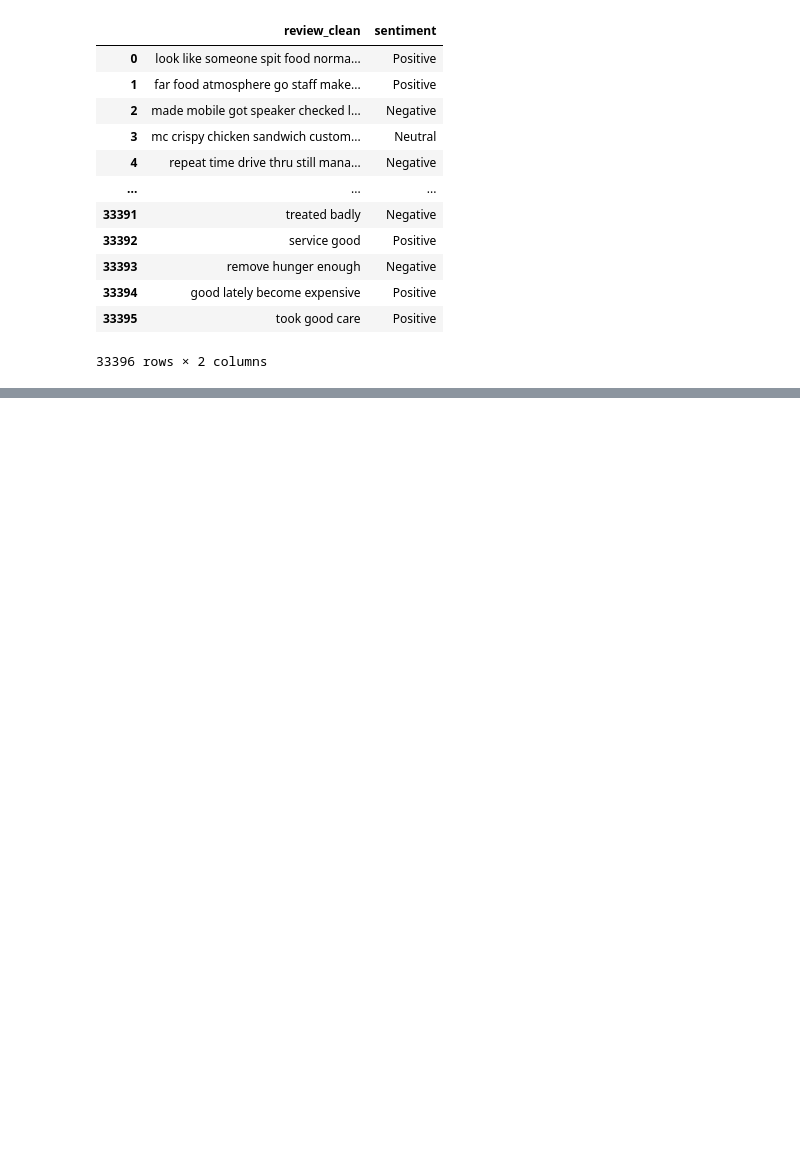
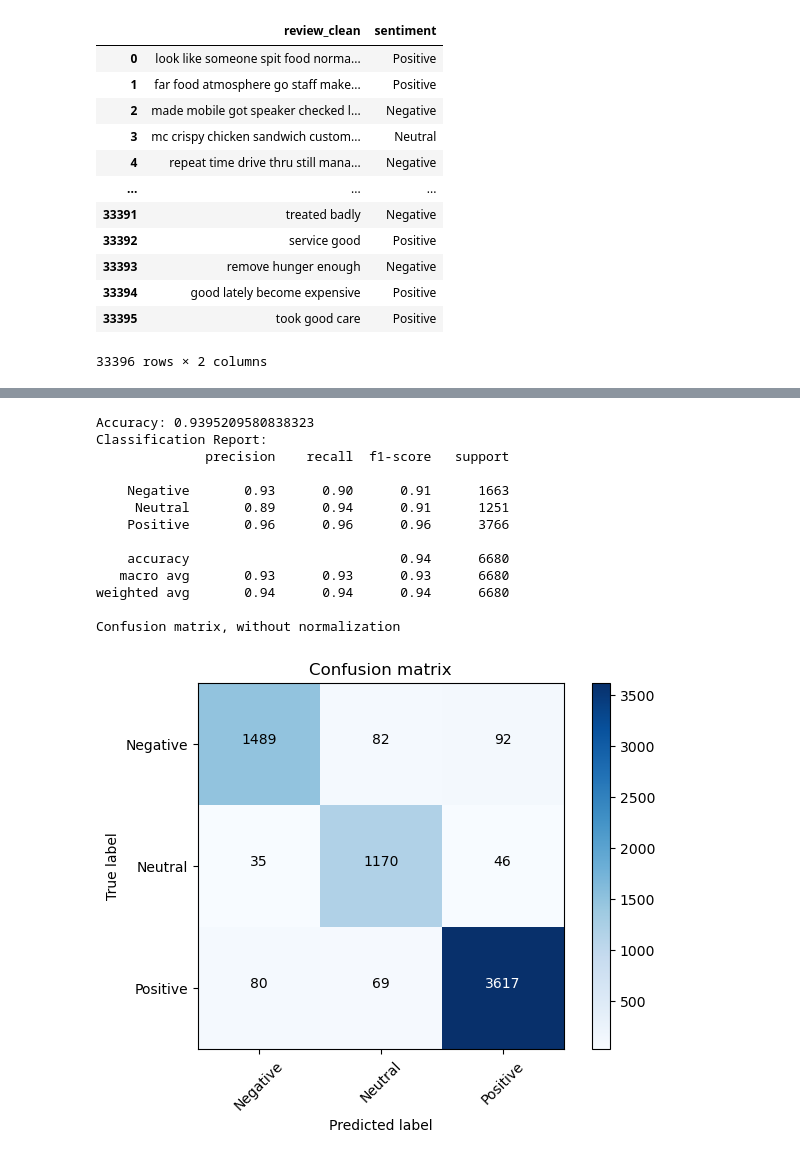
Before and after one commit to tkachenko0/McDonalds-FinderBot-for-Telegram, a Jupyter notebook: nb_progetto.ipynb, the cells around one changed output, grey strips where cells are left out. Cells and saved outputs as stored; diff of their text form; code cells hidden in the pictures; blank space fills up the shorter version.

```diff
--- a/nb_progetto.ipynb
+++ b/nb_progetto.ipynb
@@ -98,3 +86,3 @@ result
 # %%
-X, y= df['review'], df['sentiment']
+X, y = df['review_clean'], df['sentiment']
 x_train, x_test, y_train, y_test = train_test_split(X, y, test_size=0.2, random_state=42)
@@ -114,3 +121,27 @@ Abbiamo altri 2 classificatori da testare, tutti in combinazione con diverse con
+# %%
+# Best combination of model and vectorizer
+class_names = classification.Sentiment.get_all()
+
+vectorizer = TfidfVectorizer()
+x_train_trasformed = vectorizer.fit_transform(x_train)
+x_test_trasformed = vectorizer.transform(x_test)
+
+model = classification.test_classifier(PassiveAggressiveClassifier, x_train_trasformed, x_test_trasformed, y_train, y_test, class_names)
+# %% [output]
+Accuracy: 0.9395209580838323
+Classification Report:
+              precision    recall  f1-score   support
+
+    Negative       0.93      0.90      0.91      1663
+     Neutral       0.89      0.94      0.91      1251
+    Positive       0.96      0.96      0.96      3766
+
+    accuracy                           0.94      6680
+   macro avg       0.93      0.93      0.93      6680
+weighted avg       0.94      0.94      0.94      6680
+
+Confusion matrix, without normalization
+[figure, added]
 # %%
 reviews = [
     "This restaurant has excellent service and delicious food.",
```
Also changed, not shown: parts of 13 cells of this notebook, 1 other file.
